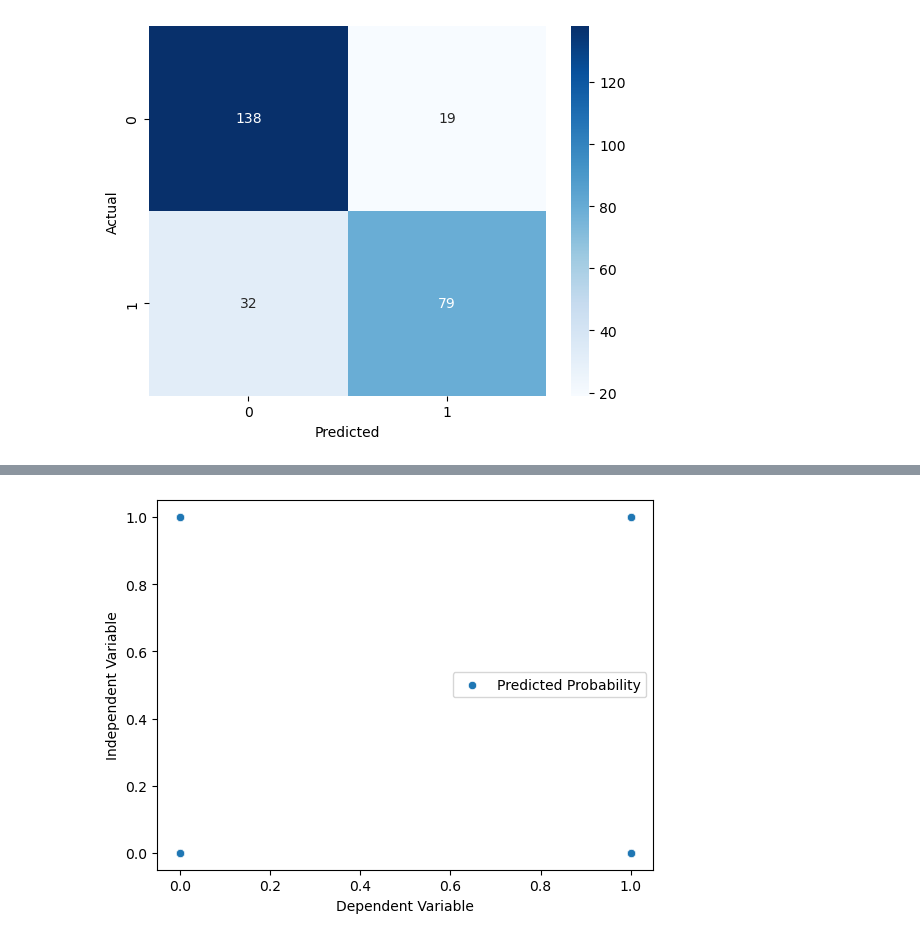
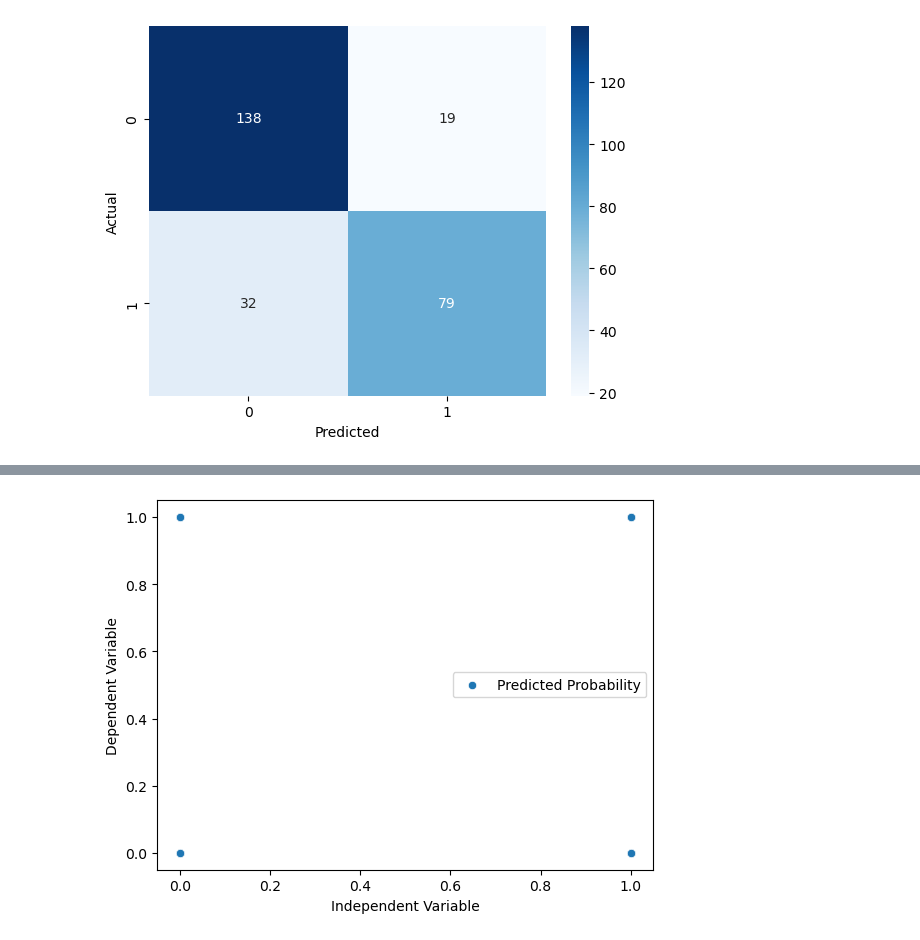
Before and after one commit to Vikzeal16/Vikzeal-Machine-Learning-, a Jupyter notebook: LogisticRegression on the Titanic Dataset.ipynb, the cells around one changed output, grey strips where cells are left out. Cells and saved outputs as stored; diff of their text form; code cells hidden in the pictures.

```diff
--- a/LogisticRegression on the Titanic Dataset.ipynb
+++ b/LogisticRegression on the Titanic Dataset.ipynb
@@ -12,7 +12,7 @@ import seaborn as sns
 # %%
 # The dataset for this study is the famous titanic dataset
 # %%
-df = pd.read_csv('titanic_train.csv')
+df = pd.read_csv('titanic.csv')
 df.sample(n=7)
 # %% [output]
 |  | PassengerId | Survived | Pclass | Name | Sex | Age | SibSp | Parch | Ticket | Fare | ... |
@@ -172,9 +178,9 @@ Embarked 0
 # %%
 df_1 = pd.get_dummies( data = df, columns = ['Sex'], drop_first = True)
 # %%
-df_2 = pd.get_dummies(data = df_1, columns = ['Embarked'], drop_first = False)
+df_2 = pd.get_dummies(data = df_1, columns = ['Embarked'], drop_first = True)
 # %%
-df_3 = pd.get_dummies(data = df_2, columns = ['Pclass'], drop_first = False)
+df_3 = pd.get_dummies(data = df_2, columns = ['Pclass'], drop_first = True)
 # %%
 df_3
 # %% [output]
@@ -303,9 +309,9 @@ Pclass_3      -0.6052        nan        nan        nan         nan         nan
 ==============================================================================
 # %%
 sns.scatterplot(data = df_3, x = 'Sex_male', y = 'Survived',  label = 'Predicted Probability')
-plt.xlabel('Dependent Variable')
-plt.ylabel('Independent Variable')
+plt.xlabel('Independent Variable')
+plt.ylabel('Dependent Variable')
 plt.legend()
 plt.show();
 # %% [output]
-[figure, old version]
+[figure, new version]
```
Also changed, not shown: parts of 9 cells of this notebook.
